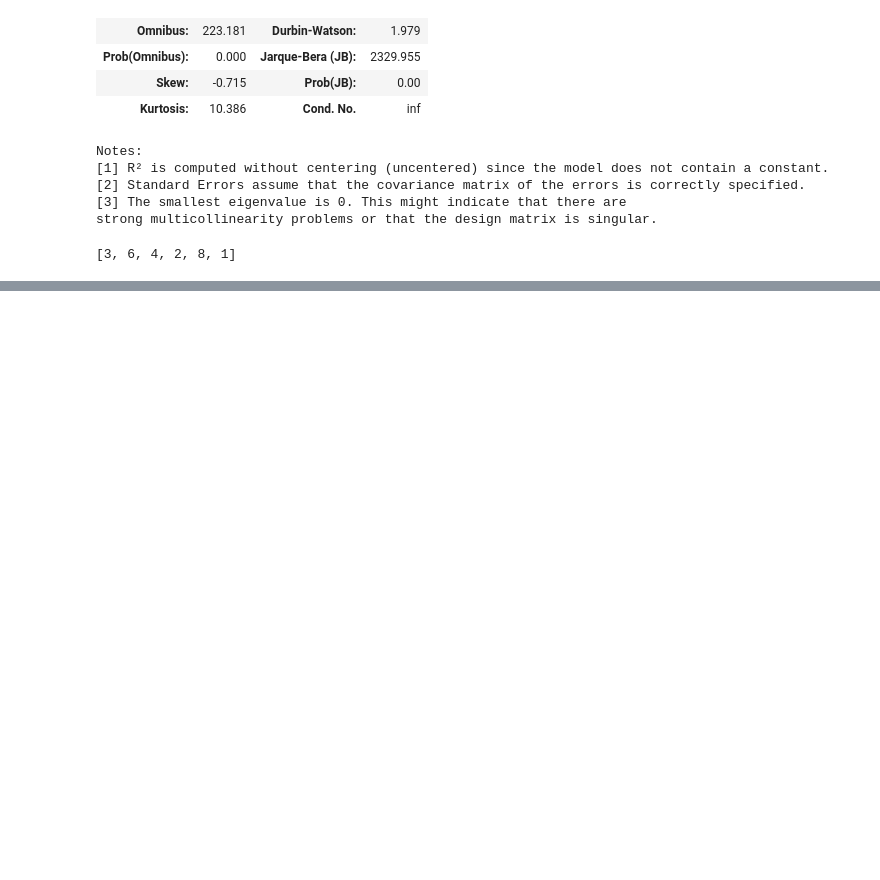
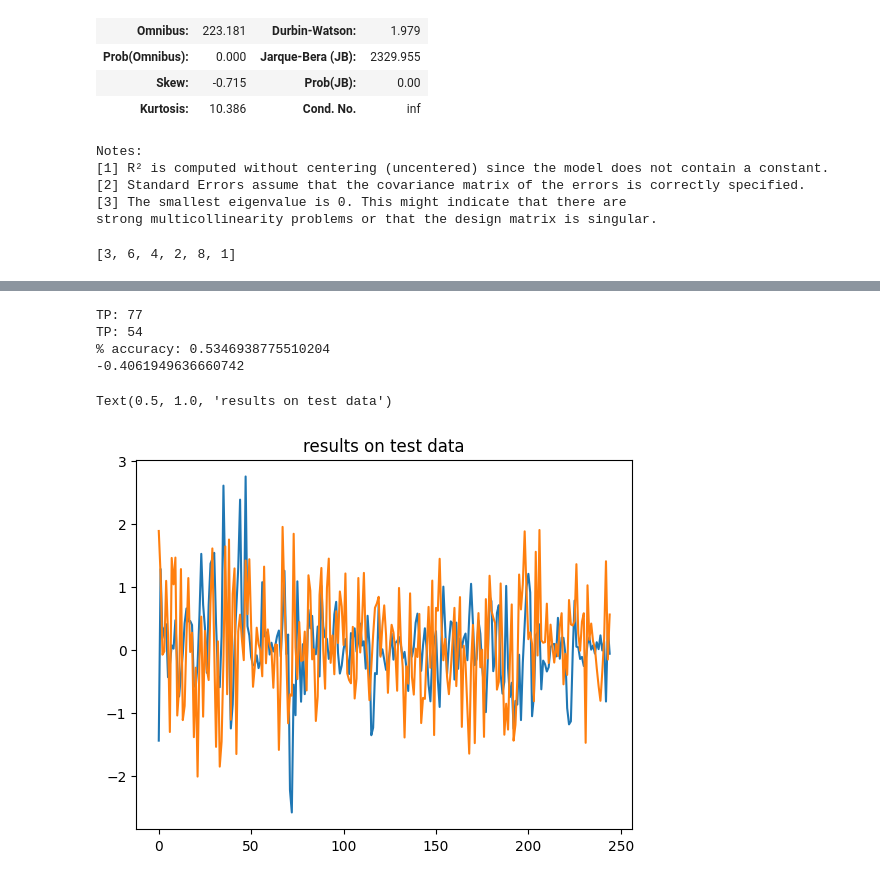
Before and after one commit to mirarj/financial-markets, a Jupyter notebook: daysback.ipynb, the cells around one changed output, grey strips where cells are left out. Cells and saved outputs as stored; diff of their text form; code cells hidden in the pictures; blank space fills up the shorter version.

```diff
--- a/daysback.ipynb
+++ b/daysback.ipynb
@@ -158,0 +201,23 @@ x[0:-3]
+# %%
+# y_pred_mlp = y_pred_mlp.reshape(-1,1)
+# y_test = y_test.reshape(-1,1)
+
+tp = np.dot((1 * (y_pred_mlp>0.0)), (1 * (y_test>0.0)))
+tn = np.dot((1 * (y_pred_mlp<0.0)), (1 * (y_test<0.0)))
+n_test = y_test.shape[0]
+print("TP:", tp, "\nTP:", tn, "\n% accuracy:", ((tp+tn)/n_test))
+print(regr_mlp.score(X_test, y_test))
+
+# y_test.shape
+# np.concatenate((y_pred_mlp, y_test), axis=1)
+
+plt.plot(y_pred_mlp)
+plt.plot(y_test)
+plt.title("results on test data")
+# %% [output]
+TP: 77
+TP: 54
+% accuracy: 0.5346938775510204
+-0.4061949636660742
+Text(0.5, 1.0, 'results on test data')
+[figure, added]
```
Also changed, not shown: parts of 26 cells of this notebook.
